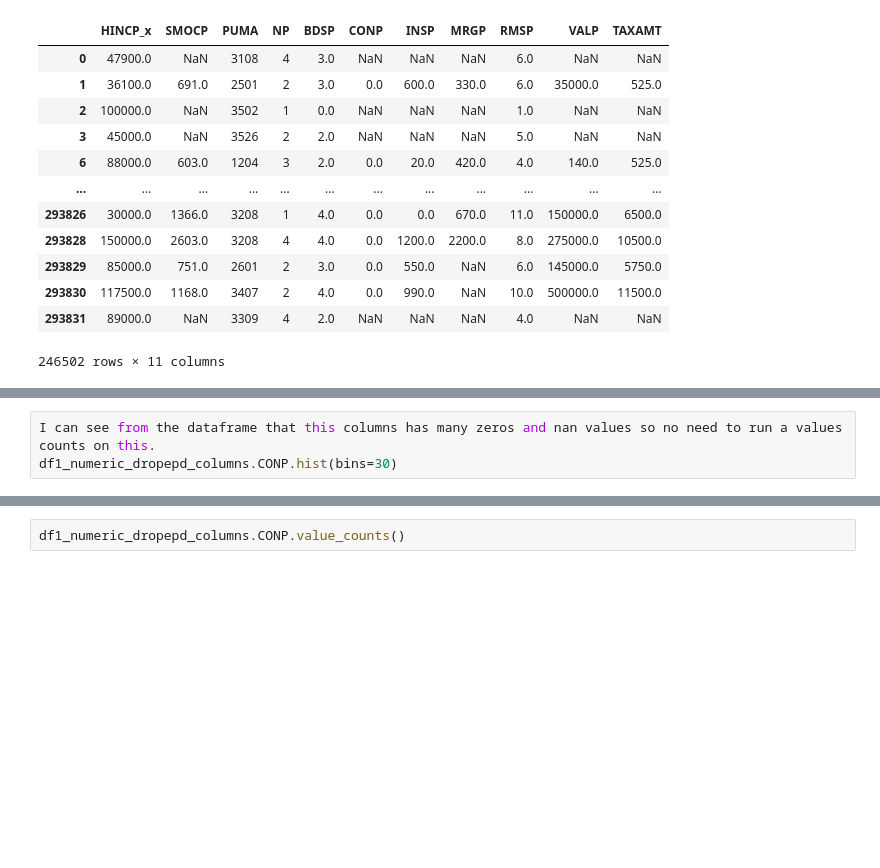
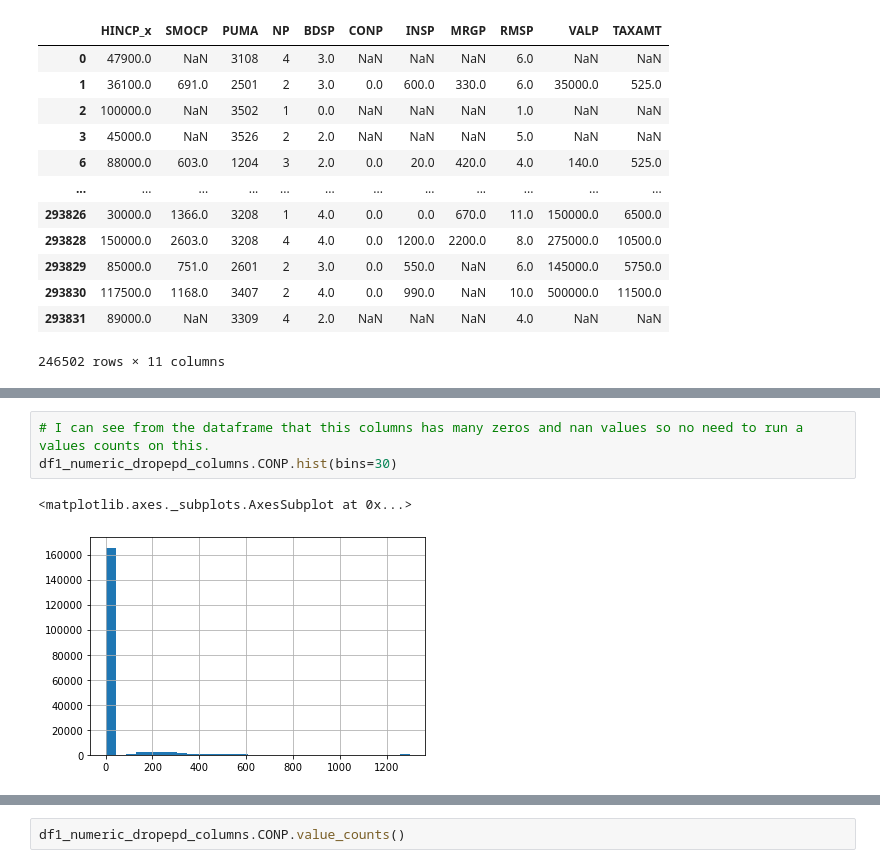
Before and after one commit to JohnhoyStephens/Capstone, a Jupyter notebook: Notebooks/Explortatory/Data_cleaning_processing.ipynb, the cells around one changed output, grey strips where cells are left out. Drawn from its saved outputs; the diff is of its cells as text; blank space fills up the shorter version.

```diff
--- a/Notebooks/Explortatory/Data_cleaning_processing.ipynb
+++ b/Notebooks/Explortatory/Data_cleaning_processing.ipynb
@@ -329,4 +346,7 @@ plt.hist(df1_numeric_dropepd_columns[df1_numeric_dropepd_columns.TAXAMT>0].TAXAM
 # %%
-I can see from the dataframe that this columns has many zeros and nan values so no need to run a values counts on this.
+# I can see from the dataframe that this columns has many zeros and nan values so no need to run a values counts on this.
 df1_numeric_dropepd_columns.CONP.hist(bins=30)
+# %% [output]
+<matplotlib.axes._subplots.AxesSubplot at 0x...>
+[figure, added]
 # %%
```
Also changed, not shown: parts of 24 cells of this notebook.
